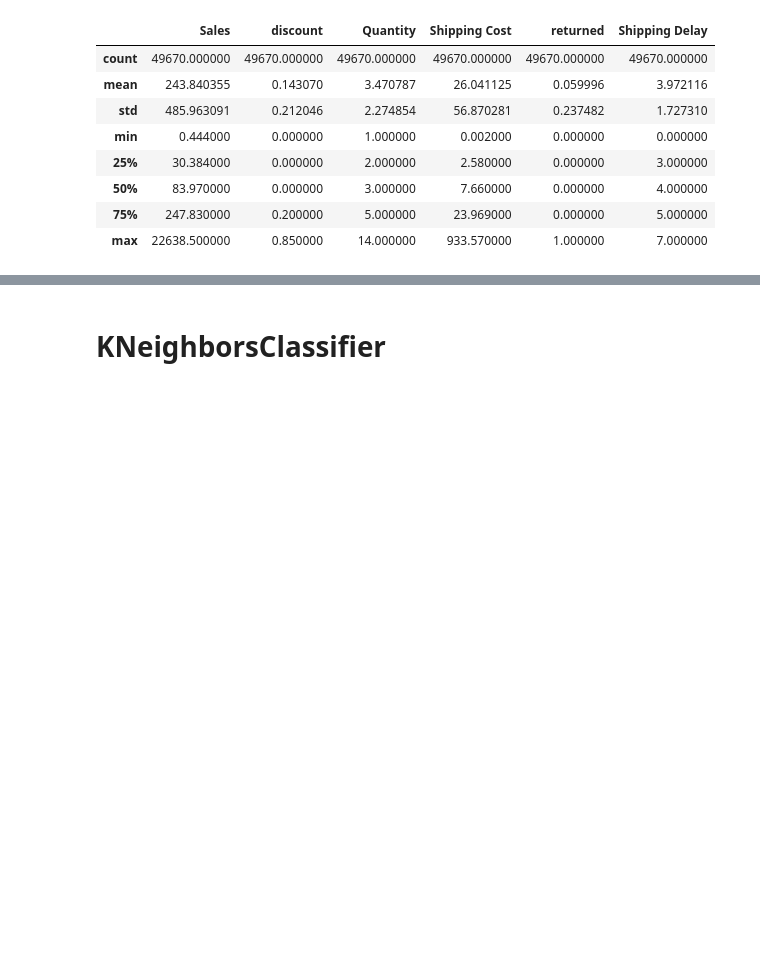
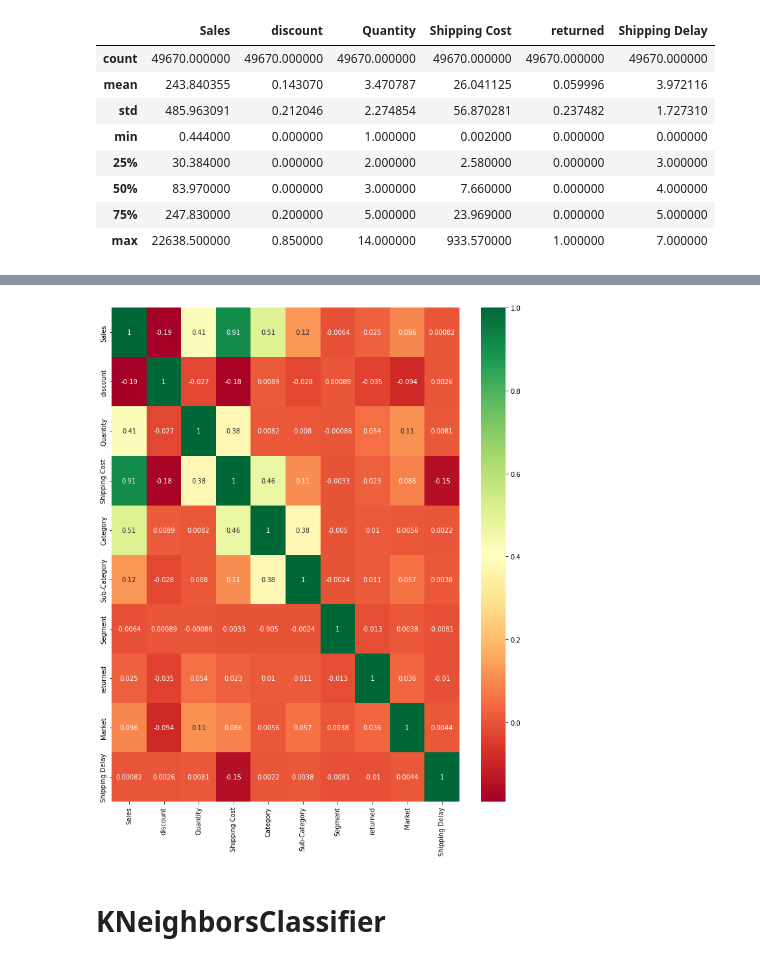
Before and after one commit to faridehebrahymy/prediction-of-user-shipping-mode, a Jupyter notebook: User Shipping-mode.ipynb, the cells around one changed output, grey strips where cells are left out. Drawn from its saved outputs; the diff is of its cells as text; code cells hidden in the pictures; blank space fills up the shorter version.

```diff
--- a/User Shipping-mode.ipynb
+++ b/User Shipping-mode.ipynb
@@ -166,4 +121,3 @@ sns.heatmap(df_encoded.corr(),annot=True,cmap='RdYlGn');
 # %%
-X = df_encoded.drop(["Ship Mode"],axis=1)
-y = df_encoded['Ship Mode']
-y
+X = df.drop(["Ship Mode"],axis=1)
+y = df['Ship Mode']
@@ -190,0 +150,15 @@ X_val, X_test, y_val, y_test = train_test_split(X_temp, y_temp, test_size=0.5)
+# %%
+#X_Train encoders
+
+import category_encoders as ce
+encoder = ce.OrdinalEncoder(cols=['Category','Sub-Category','Segment','Market'])
+X_train= encoder.fit_transform(X_train)
+
+
+#X_val encoders
+X_val= encoder.transform(X_val)
+
+
+#X_test encoders
+X_test= encoder.transform(X_test)
+X_test.head(10)
@@ -190,0 +204,20 @@ X_val, X_test, y_val, y_test = train_test_split(X_temp, y_temp, test_size=0.5)
+# %%
+from sklearn.preprocessing import MinMaxScaler
+from sklearn.preprocessing import StandardScaler
+from sklearn.preprocessing import QuantileTransformer
+from sklearn.preprocessing import MaxAbsScaler
+
+columns_to_scale = [ 'Sales', 'Shipping Cost','Quantity','Sub-Category']
+
+#X_train scale
+scaler = QuantileTransformer()
+X_train[columns_to_scale] = scaler.fit_transform(X_train[columns_to_scale])
+X_train.head(5)
+
+#X_val scale
+X_val[columns_to_scale] = scaler.transform(X_val[columns_to_scale])
+X_val.head(5)
+
+#X_test scale
+X_test[columns_to_scale] = scaler.transform(X_test[columns_to_scale])
+X_test.head(5)
@@ -191,3 +231,8 @@ X_val, X_test, y_val, y_test = train_test_split(X_temp, y_temp, test_size=0.5)
+# %%
+plt.figure(figsize=(12,14))
+sns.heatmap(X_train.corr(),annot=True,cmap='RdYlGn');
+# %% [output]
+[figure, added]
 # %% [markdown]
 # KNeighborsClassifier
 # %%
```
Also changed, not shown: parts of 37 cells of this notebook, 2 other files.
